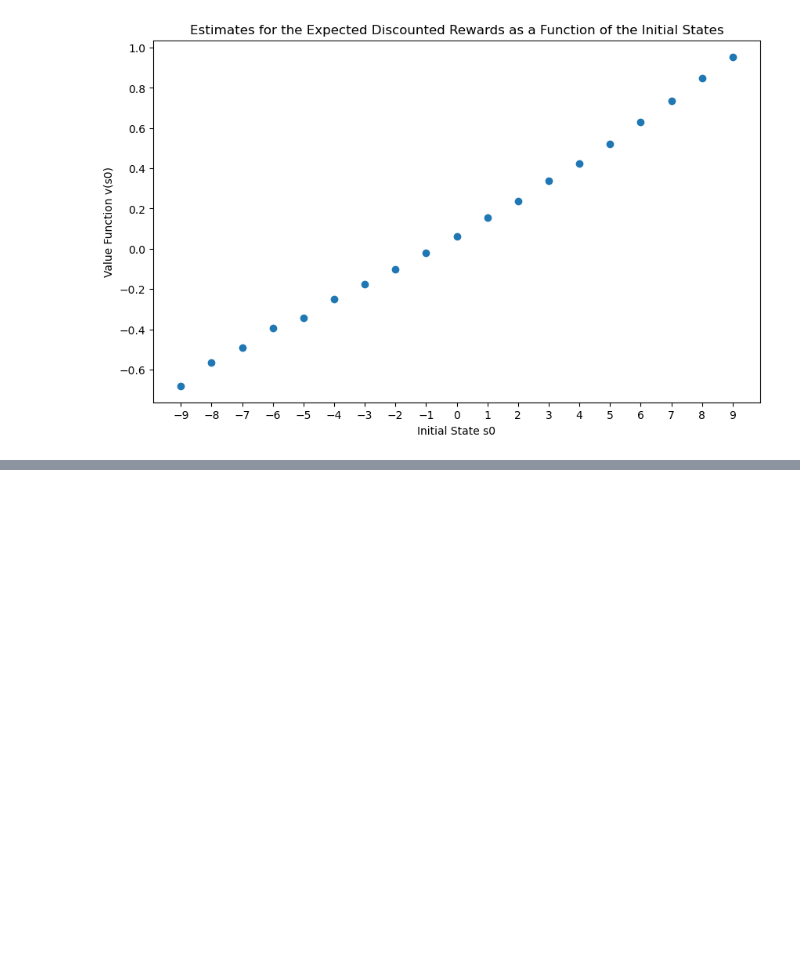
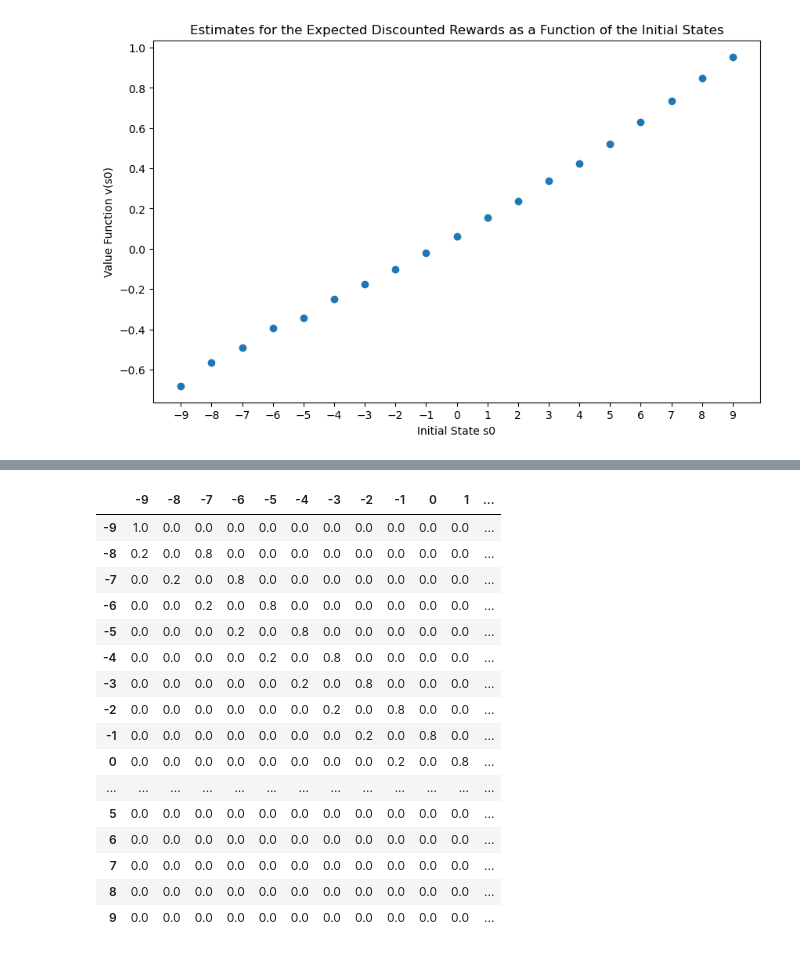
Before and after one commit to jackmurray1/uchicago, a Jupyter notebook: Reinforcement Learning/RL_Assignment 1_Jack Murray.ipynb, the cells around one changed output, grey strips where cells are left out. Drawn from its saved outputs; the diff is of its cells as text; code cells hidden in the pictures; blank space fills up the shorter version.

```diff
--- a/Reinforcement Learning/RL_Assignment 1_Jack Murray.ipynb
+++ b/Reinforcement Learning/RL_Assignment 1_Jack Murray.ipynb
@@ -347,0 +354,34 @@ plt.show()
+# %%
+P = np.zeros((19, 19))
+P = pd.DataFrame(P)
+
+for s in list(range(19)):
+    if s == 0: # if robot is at the leftmost space
+        P.iloc[s, s] = 1.0 # robot does not move
+    elif s == 18: # if robot is at the rightmost space
+        P.iloc[s, s] = 1.0 # robot does not move
+    else: # if robot is anywhere else
+        P.iloc[s, s+1] = 0.8 # 80% chance of moving right as intended
+        P.iloc[s, s-1] = 0.2 # 20% chance of moving left
+
+P.columns = list(range(-9, 10))
+P.index = list(range(-9, 10))
+P
+# %% [output]
+|  | -9 | -8 | -7 | -6 | -5 | -4 | -3 | -2 | -1 | 0 | 1 | ... |
+| -9 | 1.0 | 0.0 | 0.0 | 0.0 | 0.0 | 0.0 | 0.0 | 0.0 | 0.0 | 0.0 | 0.0 | ... |
+| -8 | 0.2 | 0.0 | 0.8 | 0.0 | 0.0 | 0.0 | 0.0 | 0.0 | 0.0 | 0.0 | 0.0 | ... |
+| -7 | 0.0 | 0.2 | 0.0 | 0.8 | 0.0 | 0.0 | 0.0 | 0.0 | 0.0 | 0.0 | 0.0 | ... |
+| -6 | 0.0 | 0.0 | 0.2 | 0.0 | 0.8 | 0.0 | 0.0 | 0.0 | 0.0 | 0.0 | 0.0 | ... |
+| -5 | 0.0 | 0.0 | 0.0 | 0.2 | 0.0 | 0.8 | 0.0 | 0.0 | 0.0 | 0.0 | 0.0 | ... |
+| -4 | 0.0 | 0.0 | 0.0 | 0.0 | 0.2 | 0.0 | 0.8 | 0.0 | 0.0 | 0.0 | 0.0 | ... |
+| -3 | 0.0 | 0.0 | 0.0 | 0.0 | 0.0 | 0.2 | 0.0 | 0.8 | 0.0 | 0.0 | 0.0 | ... |
+| -2 | 0.0 | 0.0 | 0.0 | 0.0 | 0.0 | 0.0 | 0.2 | 0.0 | 0.8 | 0.0 | 0.0 | ... |
+| -1 | 0.0 | 0.0 | 0.0 | 0.0 | 0.0 | 0.0 | 0.0 | 0.2 | 0.0 | 0.8 | 0.0 | ... |
+| 0 | 0.0 | 0.0 | 0.0 | 0.0 | 0.0 | 0.0 | 0.0 | 0.0 | 0.2 | 0.0 | 0.8 | ... |
+| ... | ... | ... | ... | ... | ... | ... | ... | ... | ... | ... | ... | ... |
+| 5 | 0.0 | 0.0 | 0.0 | 0.0 | 0.0 | 0.0 | 0.0 | 0.0 | 0.0 | 0.0 | 0.0 | ... |
+| 6 | 0.0 | 0.0 | 0.0 | 0.0 | 0.0 | 0.0 | 0.0 | 0.0 | 0.0 | 0.0 | 0.0 | ... |
+| 7 | 0.0 | 0.0 | 0.0 | 0.0 | 0.0 | 0.0 | 0.0 | 0.0 | 0.0 | 0.0 | 0.0 | ... |
+| 8 | 0.0 | 0.0 | 0.0 | 0.0 | 0.0 | 0.0 | 0.0 | 0.0 | 0.0 | 0.0 | 0.0 | ... |
+| 9 | 0.0 | 0.0 | 0.0 | 0.0 | 0.0 | 0.0 | 0.0 | 0.0 | 0.0 | 0.0 | 0.0 | ... |
```
Also changed, not shown: parts of 1 cell of this notebook.
